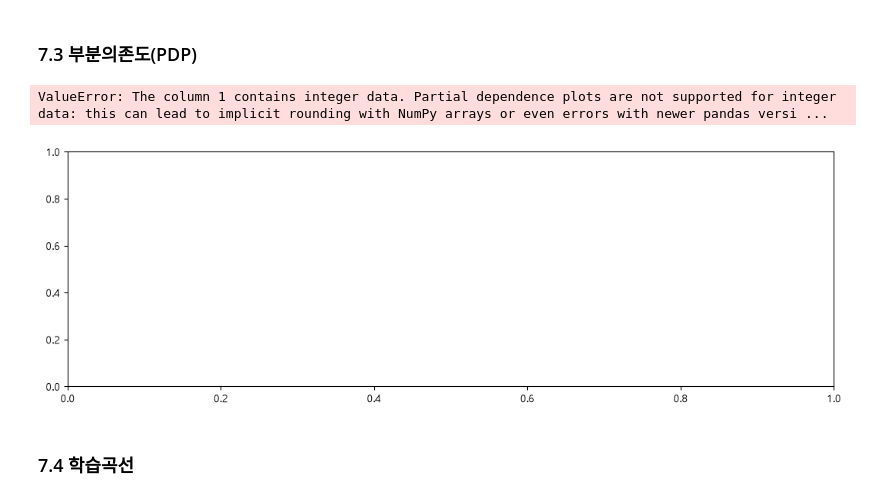
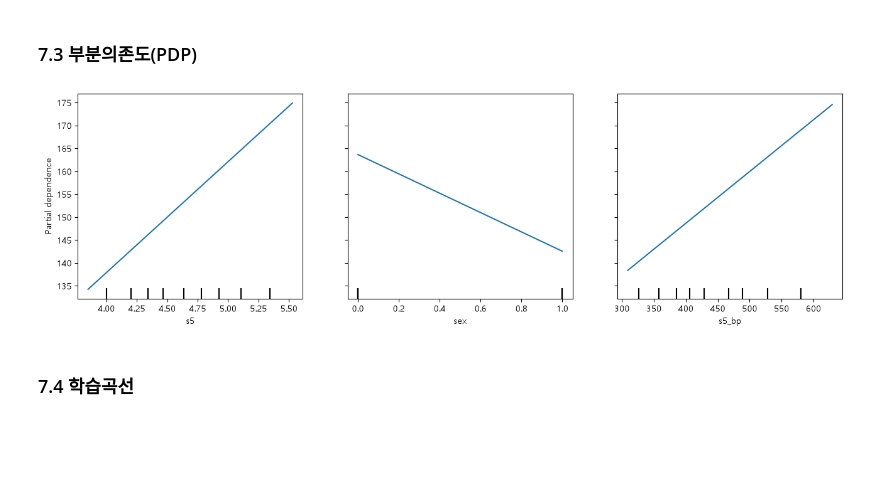
Before and after one commit to jieunseo02/second-repo, a Jupyter notebook: notebooks/diabetes_advanced_practice.ipynb, the cells around one changed output. Cells and saved outputs as stored; diff of their text form; code cells hidden in the pictures; blank space fills up the shorter version.

```diff
--- a/notebooks/diabetes_advanced_practice.ipynb
+++ b/notebooks/diabetes_advanced_practice.ipynb
@@ -362,12 +362,11 @@ fig.add_hline(y=0, line_dash="dash", line_color="red"); fig.show()
 # %%
 # [TODO 19] 부분의존도(PDP) — 핵심 변수의 한계 효과
 top3 = pis.sort_values(ascending=False).index[:3].tolist()   # 중요도 상위 3개 변수
 fig, ax = plt.subplots(figsize=(13, 4))
-PartialDependenceDisplay.from_estimator(best, Xtr, top3, ax=ax)  # 최종 모델 기준 상위 변수의 PDP 그리기
+PartialDependenceDisplay.from_estimator(best, Xtr.astype(float), top3, ax=ax)  # 최종 모델 기준 상위 변수의 PDP 그리기
 plt.tight_layout(); plt.show()
 # %% [output]
-ValueError: The column 1 contains integer data. Partial dependence plots are not supported for integer data: this can lead to implicit rounding with NumPy arrays or even errors with newer pandas versi ...
-[figure, old version]
+[figure, new version]
 # %% [markdown]
 ### 7.4 학습곡선
 # %%
```
Also changed, not shown: parts of 1 cell of this notebook.
